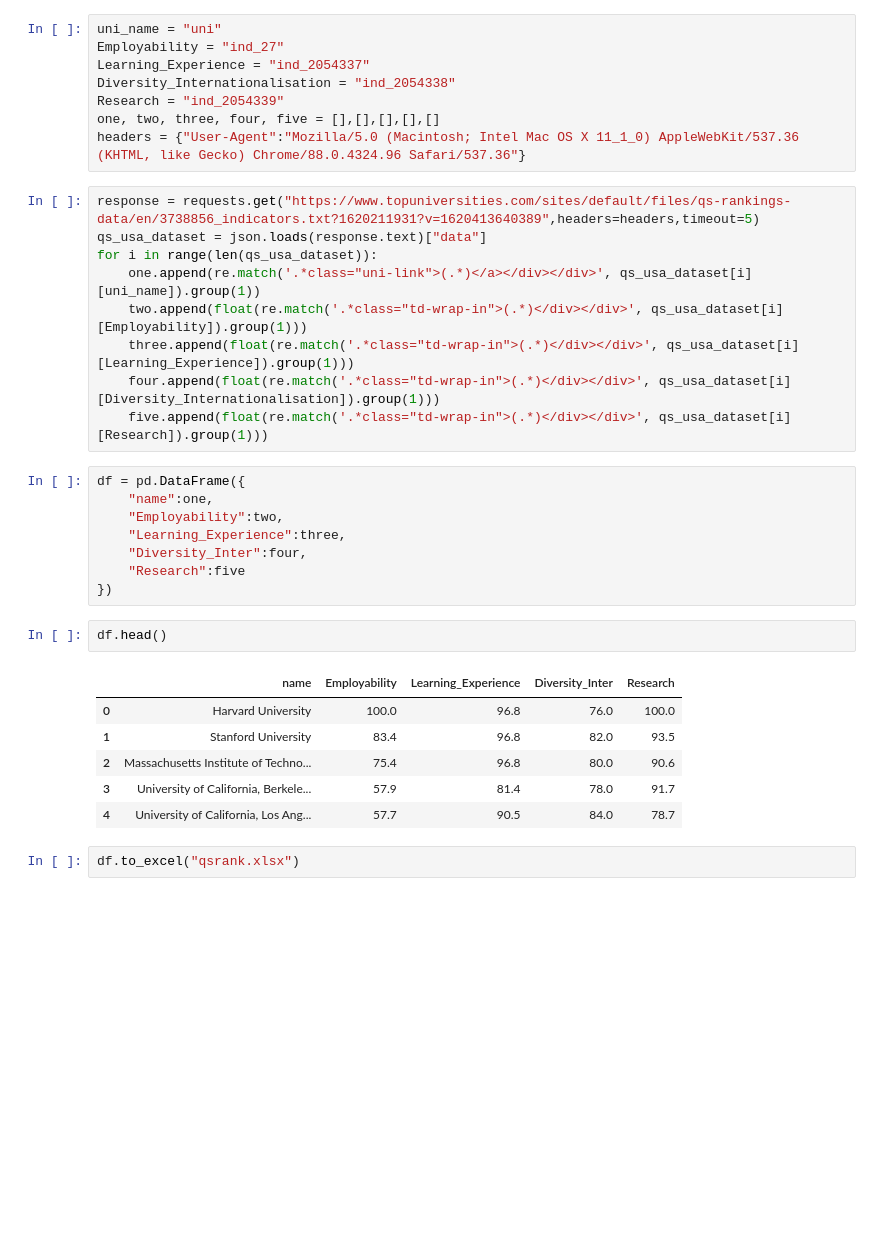
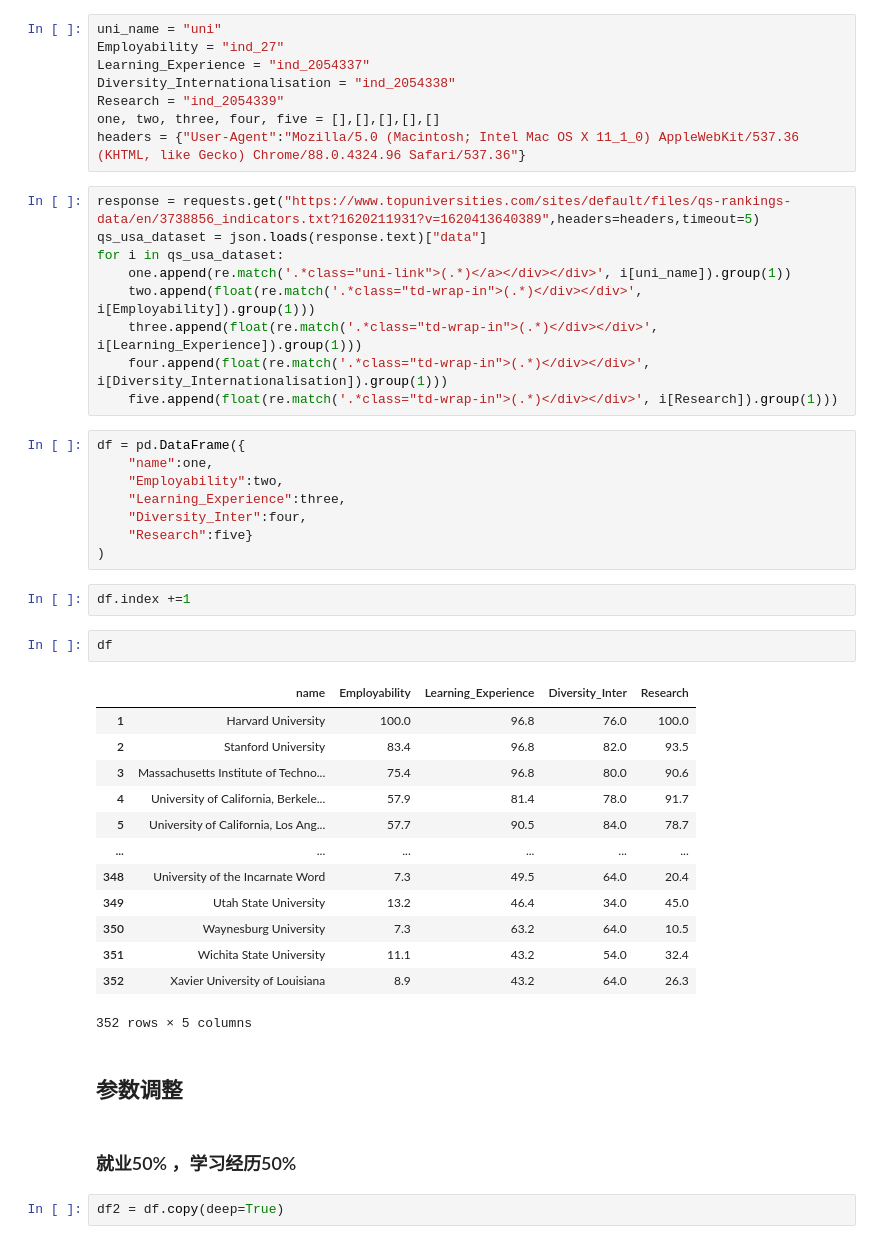
Before and after one commit to KurisuZhang/jijin, a Jupyter notebook: qs_ranking.ipynb, the cells around one changed output. Drawn from its saved outputs; the diff is of its cells as text; blank space fills up the shorter version.

```diff
--- a/qs_ranking.ipynb
+++ b/qs_ranking.ipynb
@@ -14,28 +18,41 @@ headers = {"User-Agent":"Mozilla/5.0 (Macintosh; Intel Mac OS X 11_1_0) AppleWeb
 # %%
 response = requests.get("https://www.topuniversities.com/sites/default/files/qs-rankings-data/en/3738856_indicators.txt?1620211931?v=1620413640389",headers=headers,timeout=5)
 qs_usa_dataset = json.loads(response.text)["data"]
-for i in range(len(qs_usa_dataset)):
-    one.append(re.match('.*class="uni-link">(.*)</a></div></div>', qs_usa_dataset[i][uni_name]).group(1))
-    two.append(float(re.match('.*class="td-wrap-in">(.*)</div></div>', qs_usa_dataset[i][Employability]).group(1)))
-    three.append(float(re.match('.*class="td-wrap-in">(.*)</div></div>', qs_usa_dataset[i][Learning_Experience]).group(1)))
-    four.append(float(re.match('.*class="td-wrap-in">(.*)</div></div>', qs_usa_dataset[i][Diversity_Internationalisation]).group(1)))
-    five.append(float(re.match('.*class="td-wrap-in">(.*)</div></div>', qs_usa_dataset[i][Research]).group(1)))
+for i in qs_usa_dataset:
+    one.append(re.match('.*class="uni-link">(.*)</a></div></div>', i[uni_name]).group(1))
+    two.append(float(re.match('.*class="td-wrap-in">(.*)</div></div>', i[Employability]).group(1)))
+    three.append(float(re.match('.*class="td-wrap-in">(.*)</div></div>', i[Learning_Experience]).group(1)))
+    four.append(float(re.match('.*class="td-wrap-in">(.*)</div></div>', i[Diversity_Internationalisation]).group(1)))
+    five.append(float(re.match('.*class="td-wrap-in">(.*)</div></div>', i[Research]).group(1)))
 # %%
 df = pd.DataFrame({
     "name":one,
     "Employability":two,
     "Learning_Experience":three,
     "Diversity_Inter":four,
-    "Research":five
-})
+    "Research":five}
+)
+# %%
+df.index +=1
 # %%
-df.head()
+df
 # %% [output]
 |  | name | Employability | Learning_Experience | Diversity_Inter | Research |
-| 0 | Harvard University | 100.0 | 96.8 | 76.0 | 100.0 |
-| 1 | Stanford University | 83.4 | 96.8 | 82.0 | 93.5 |
-| 2 | Massachusetts Institute of Techno... | 75.4 | 96.8 | 80.0 | 90.6 |
-| 3 | University of California, Berkele... | 57.9 | 81.4 | 78.0 | 91.7 |
-| 4 | University of California, Los Ang... | 57.7 | 90.5 | 84.0 | 78.7 |
+| 1 | Harvard University | 100.0 | 96.8 | 76.0 | 100.0 |
+| 2 | Stanford University | 83.4 | 96.8 | 82.0 | 93.5 |
+| 3 | Massachusetts Institute of Techno... | 75.4 | 96.8 | 80.0 | 90.6 |
+| 4 | University of California, Berkele... | 57.9 | 81.4 | 78.0 | 91.7 |
+| 5 | University of California, Los Ang... | 57.7 | 90.5 | 84.0 | 78.7 |
+| ... | ... | ... | ... | ... | ... |
+| 348 | University of the Incarnate Word | 7.3 | 49.5 | 64.0 | 20.4 |
+| 349 | Utah State University | 13.2 | 46.4 | 34.0 | 45.0 |
+| 350 | Waynesburg University | 7.3 | 63.2 | 64.0 | 10.5 |
+| 351 | Wichita State University | 11.1 | 43.2 | 54.0 | 32.4 |
+| 352 | Xavier University of Louisiana | 8.9 | 43.2 | 64.0 | 26.3 |
+352 rows × 5 columns
-# %%
-df.to_excel("qsrank.xlsx")
+# %% [markdown]
+## 参数调整
+# %% [markdown]
+### 就业50% ，学习经历50%
+# %%
+df2 = df.copy(deep=True)
```
Also changed, not shown: parts of 11 cells of this notebook.
